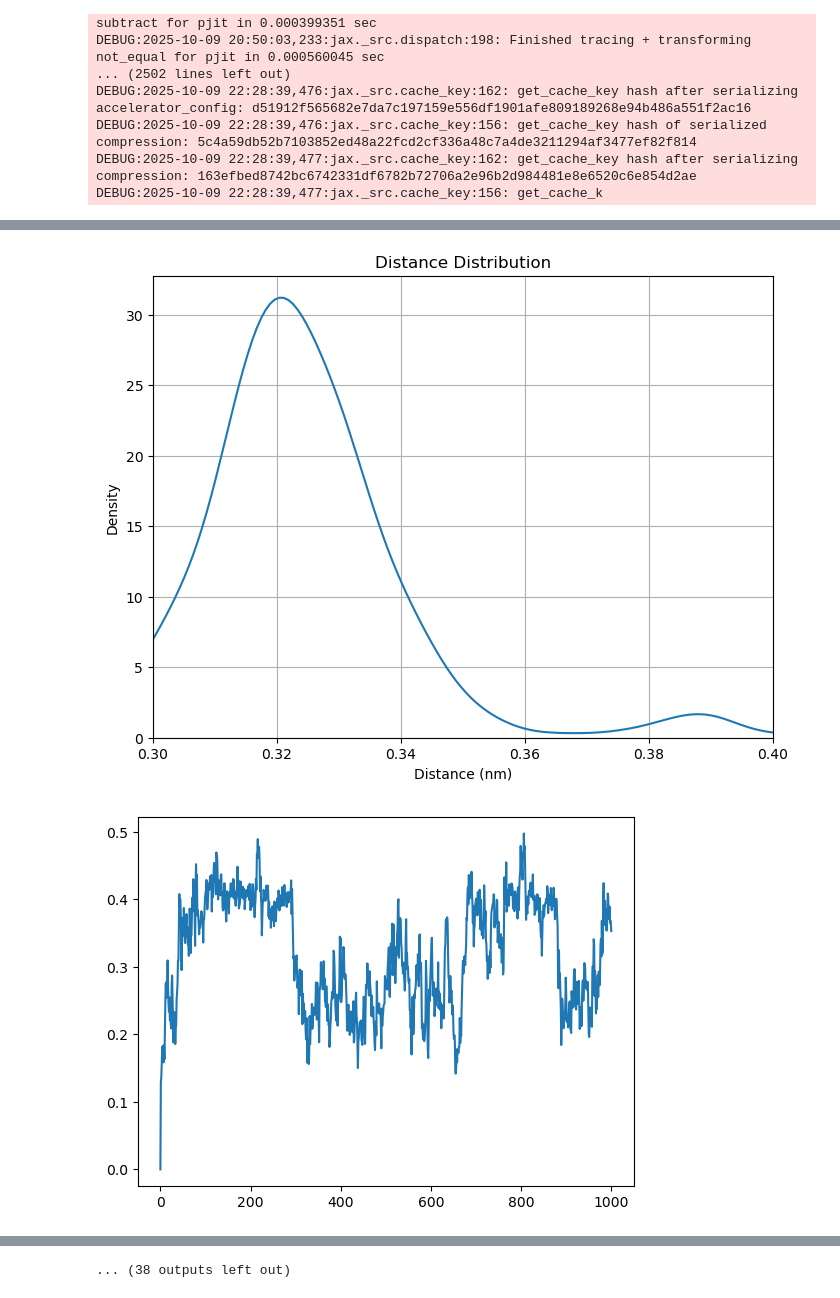
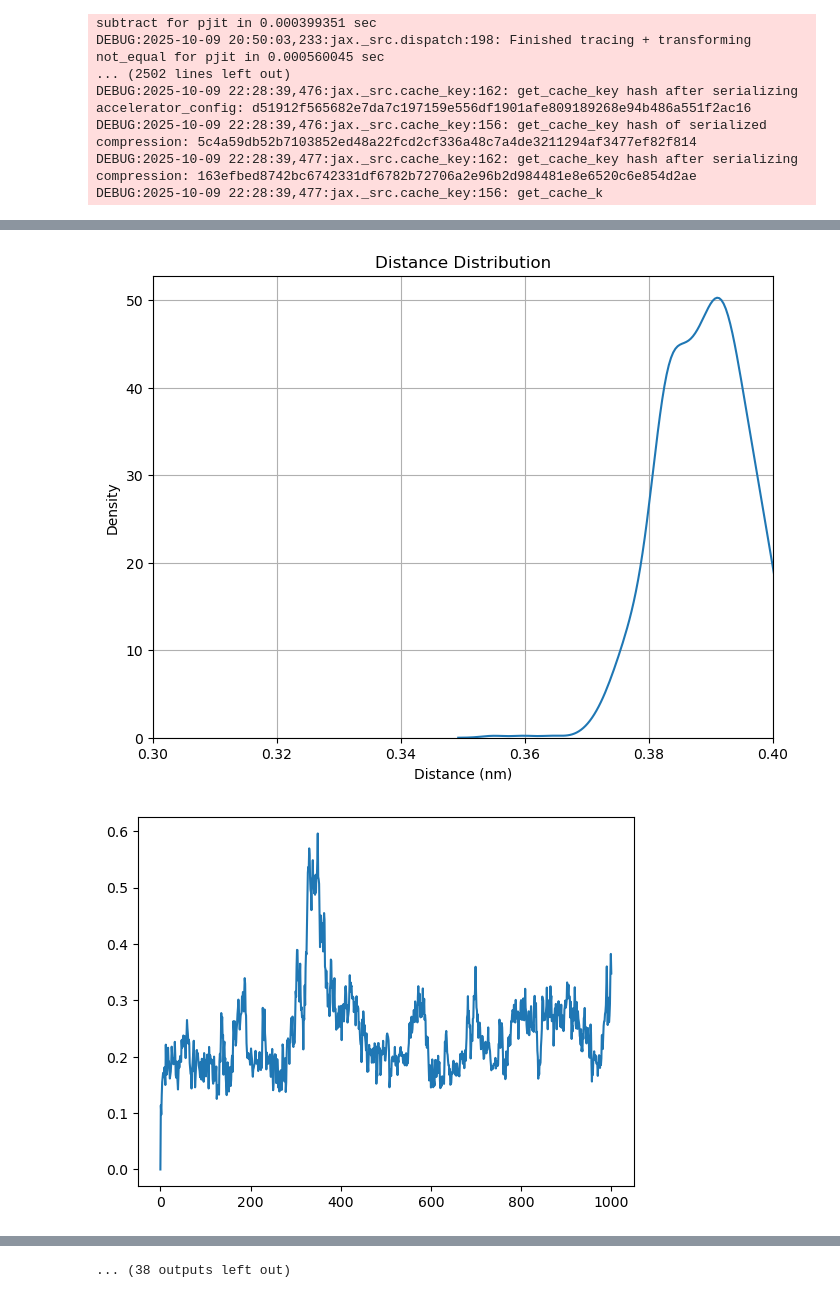
Before and after one commit to HaoLan-compchem/blog_03_12_2025, a Jupyter notebook: ligand_only/REST/antropisomer/REST.ipynb, the cells around one changed output, grey strips where cells are left out. Cells and saved outputs as stored; diff of their text form; code cells hidden in the pictures.

Commit message:
ligand cluster finish

```diff
--- a/ligand_only/REST/antropisomer/REST.ipynb
+++ b/ligand_only/REST/antropisomer/REST.ipynb
@@ -516,11 +522,6 @@ def plot_distance(traj_cont, atom_indices):
     return np.mean(distance)
 # %%
 from openmmtools.multistate import MultiStateReporter
-import mdtraj as md
-import numpy as np
-from matplotlib import pyplot as plt
-import seaborn as sns
-import pandas as pd
 
 reporter_path = 'test_run.nc'
 storage_path = 'test_run_checkpoint.nc'
@@ -592,7 +593,7 @@ for k, v in pos_dict.items():
     #plt.plot(range(len(rmsd_fluctuations)), rmsd_fluctuations)
 
     plot_dihedral_angles(traj_k_ligand, [11, 10, 9, 4])
-    plot_distance(traj_k_ligand, [55, 58])
+    plot_distance(traj_k_ligand, [54, 57])
 
     # Remove duplicate geometries
     #precision = 1
@@ -629,2 +643,2 @@ Iteration 10000 with 16 states
-[figure, old version]
+[figure, new version]
-[figure, old version]
+[figure, new version]
```
Also changed, not shown: parts of 5 cells of this notebook, 22 other files.
